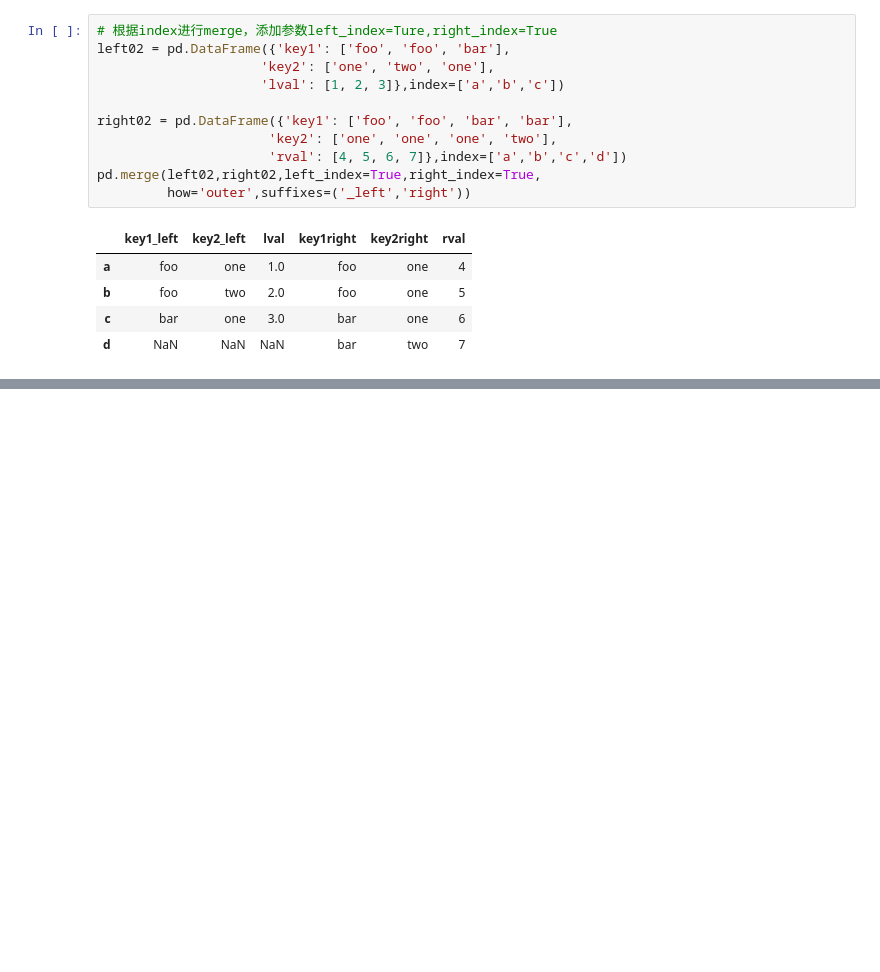
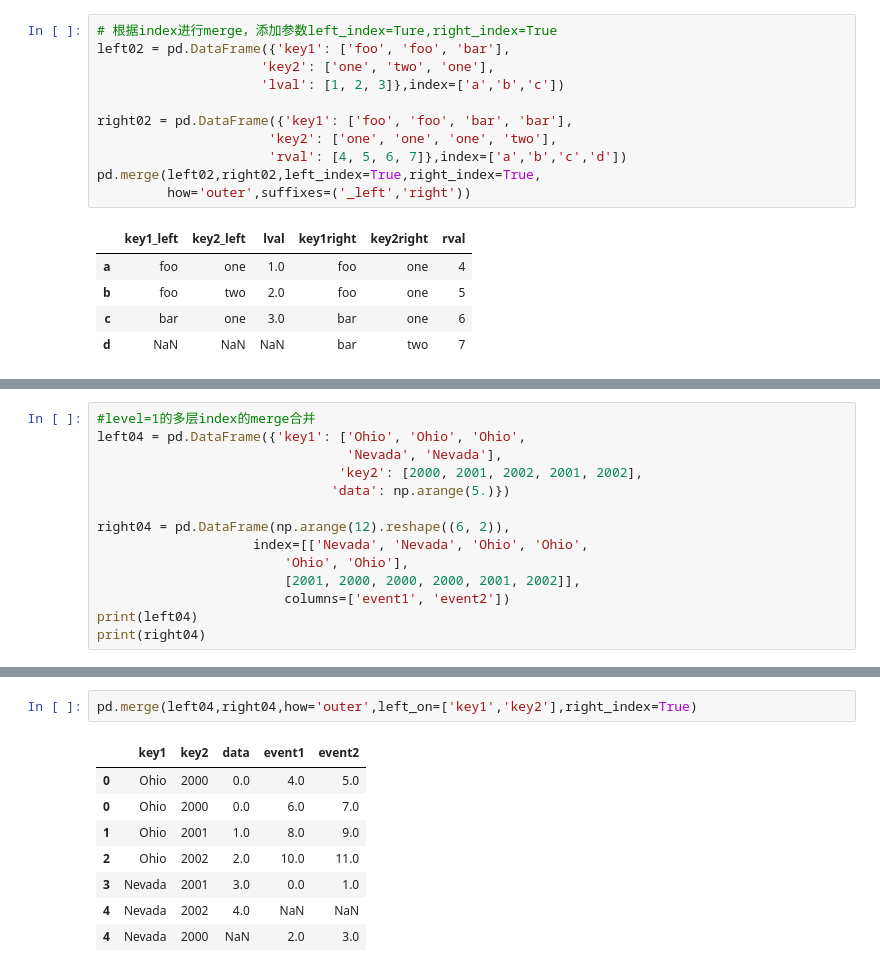
Before and after one commit to scarket/data_assemble, a Jupyter notebook: mult_index/mult_index.ipynb, the cells around one changed output, grey strips where cells are left out. Drawn from its saved outputs; the diff is of its cells as text; blank space fills up the shorter version.

```diff
--- a/mult_index/mult_index.ipynb
+++ b/mult_index/mult_index.ipynb
@@ -348,0 +367,14 @@ pd.merge(left02,right02,left_index=True,right_index=True,
+# %%
+#level=1的多层index的merge合并
+left04 = pd.DataFrame({'key1': ['Ohio', 'Ohio', 'Ohio',
+                                'Nevada', 'Nevada'],
+                               'key2': [2000, 2001, 2002, 2001, 2002],
+                              'data': np.arange(5.)})
+
+right04 = pd.DataFrame(np.arange(12).reshape((6, 2)),
+                    index=[['Nevada', 'Nevada', 'Ohio', 'Ohio',
+                        'Ohio', 'Ohio'],
+                        [2001, 2000, 2000, 2000, 2001, 2002]],
+                        columns=['event1', 'event2'])
+print(left04)
+print(right04)
@@ -348,0 +395,11 @@ pd.merge(left02,right02,left_index=True,right_index=True,
+# %%
+pd.merge(left04,right04,how='outer',left_on=['key1','key2'],right_index=True)
+# %% [output]
+|  | key1 | key2 | data | event1 | event2 |
+| 0 | Ohio | 2000 | 0.0 | 4.0 | 5.0 |
+| 0 | Ohio | 2000 | 0.0 | 6.0 | 7.0 |
+| 1 | Ohio | 2001 | 1.0 | 8.0 | 9.0 |
+| 2 | Ohio | 2002 | 2.0 | 10.0 | 11.0 |
+| 3 | Nevada | 2001 | 3.0 | 0.0 | 1.0 |
+| 4 | Nevada | 2002 | 4.0 | NaN | NaN |
+| 4 | Nevada | 2000 | NaN | 2.0 | 3.0 |
```
Also changed, not shown: parts of 22 cells of this notebook.
